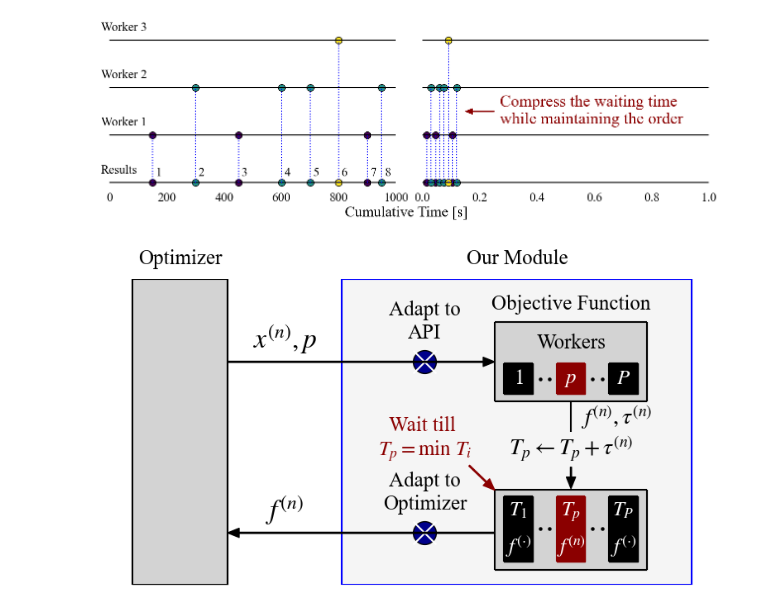
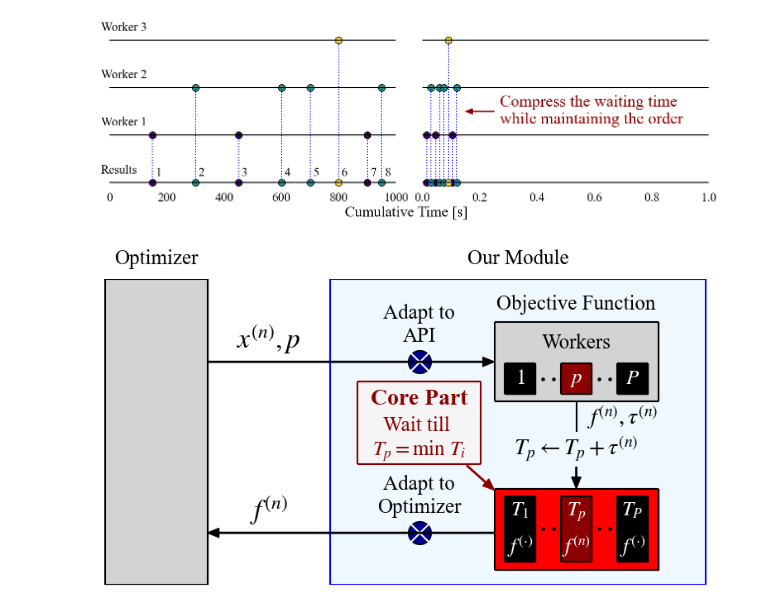
Before and after one commit to nabenabe0928/mfhpo-simulator, a Jupyter notebook: figs/simulator-conceptual.ipynb, the cells around one changed output. Cells and saved outputs as stored; diff of their text form; code cells hidden in the pictures.

```diff
--- a/figs/simulator-conceptual.ipynb
+++ b/figs/simulator-conceptual.ipynb
@@ -144,7 +144,7 @@ x1, x2, x3, x4 = -1 - width - buffer, -1 - buffer, 1 + buffer, 1 + width + buffe
 
 # Rectangle for our module
 ax.text((x4 - 1.4) / 2, Y, "Our Module", horizontalalignment='center')
-plot_rectangle(ax, left=-1.2, right=x4 - 0.2, bottom=-1, top=1, edgecolor="blue", facecolor="whitesmoke")
+plot_rectangle(ax, left=-1.2, right=x4 - 0.2, bottom=-1, top=1, edgecolor="blue", facecolor="aliceblue")
 
 # Rectangle for Optimizer
 width = 1.2
@@ -169,8 +169,8 @@ add_arrow(ax, src_pos=(left, -0.66), target_pos=(x2, -0.66), color="black")
 ax.scatter((left - 1) / 2, -0.66, facecolor="darkblue", edgecolor="black", s=400, alpha=1.0)
 ax.scatter((left - 1) / 2, -0.66, facecolor="white", marker="x", s=400)
 
-ax.text((left - 1) / 2, 0.72, "Adapt to\nAPI", horizontalalignment='center', verticalalignment="center")
-ax.text((left - 1) / 2, -0.4, "Adapt to\nOptimizer", horizontalalignment='center', verticalalignment="center")
+ax.text((left - 1) / 2, 0.70, "Adapt to\nAPI", horizontalalignment='center', verticalalignment="center")
+ax.text((left - 1) / 2, -0.42, "Adapt to\nOptimizer", horizontalalignment='center', verticalalignment="center")
 
 ax.text(center + 0.15, 0.05, "$f^{(n)}, \\tau^{(n)}$", fontsize=20)
 ax.text(center, -0.15, "$T_p \\leftarrow T_p + \\tau^{(n)}$", horizontalalignment='center', fontsize=20)
@@ -188,7 +188,7 @@ ax.text((worker_left + worker_right) / 2, 0.35, "$1$", horizontalalignment='cent
 # worker p
 step = (right - left) / 4 - 0.15
 worker_left, worker_right = left + (right - left) / 2 - step / 2, left + (right - left) / 2 + step / 2
-plot_rectangle(ax, left=worker_left, right=worker_right, bottom=0.25, top=0.45, facecolor="darkred", edgecolor="darkred")
+plot_rectangle(ax, left=worker_left, right=worker_right, bottom=0.25, top=0.45, facecolor="darkred", edgecolor="black")
 ax.text((worker_left + worker_right) / 2, 0.35, "$p$", horizontalalignment='center', verticalalignment='center', color="white")
 
 # worker P
@@ -201,33 +201,36 @@ ax.text((left + right) / 2, 0.55, "Workers", horizontalalignment='center')
 ax.scatter([left + 19 * width / 64, left + 23 * width / 64, left + 41 * width / 64, left + 45 * width / 64], [0.35] * 4, s=5, color="black")
 
 # Storage
-plot_rectangle(ax, left=left, right=right, bottom=-0.9, top=-0.38, facecolor="lightgray", edgecolor="black")
+plot_rectangle(ax, left=left, right=right, bottom=-0.9, top=-0.37, facecolor="red", edgecolor="black")
 
 # Result 1
 worker_left, worker_right = left + 0.15, left + (right - left) / 4
 plot_rectangle(ax, left=worker_left, right=worker_right, bottom=-0.85, top=-0.42, facecolor="black", edgecolor="black")
 ax.text((worker_left + worker_right) / 2, -0.75, "$f^{(\cdot)}$", horizontalalignment='center', verticalalignment='center', color="white")
 ax.text((worker_left + worker_right) / 2, -0.55, "$T_1$", horizontalalignment='center', color="white")
 
 # Result p
 step = (right - left) / 4 - 0.15
 worker_left, worker_right = left + (right - left) / 2 - step / 2, left + (right - left) / 2 + step / 2
-plot_rectangle(ax, left=worker_left, right=worker_right, bottom=-0.85, top=-0.42, facecolor="darkred", edgecolor="darkred")
+plot_rectangle(ax, left=worker_left, right=worker_right, bottom=-0.85, top=-0.42, facecolor="darkred", edgecolor="black")
 ax.text((worker_left + worker_right) / 2, -0.75, "$f^{(n)}$", horizontalalignment='center', verticalalignment='center', color="white")
 ax.text((worker_left + worker_right) / 2, -0.55, "$T_p$", horizontalalignment='center', color="white")
 
 # Result P
 worker_left, worker_right = right - (right - left) / 4, right - 0.15
 plot_rectangle(ax, left=worker_left, right=worker_right, bottom=-0.85, top=-0.42, facecolor="black", edgecolor="black")
 ax.text((worker_left + worker_right) / 2, -0.75, "$f^{(\cdot)}$", horizontalalignment='center', verticalalignment='center', color="white")
 ax.text((worker_left + worker_right) / 2, -0.55, "$T_P$", horizontalalignment='center', color="white")
 
 ax.scatter([left + 19 * width / 64, left + 23 * width / 64, left + 41 * width / 64, left + 45 * width / 64], [-0.63] * 4, s=5, color="black")
+plot_rectangle(ax, left=(left - 1) / 2 - 0.9, right=(left - 1) / 2 + 0.9, top=0.33, bottom=-0.21, edgecolor="darkred", facecolor="whitesmoke")
+ax.text((left - 1) / 2, 0.18, "Core Part", color="darkred", weight="bold", fontsize=20, horizontalalignment='center')
 ax.text((left - 1) / 2, -0.05, "Wait till \n$T_p = \min~T_i$", horizontalalignment='center', verticalalignment="center", color="darkred")
 add_arrow(ax, (0.8, -0.22), (left, -0.38), color="darkred")
 
+ax.set_xlim(x1 - 0.01, x4)
 ax.set_ylim(-1, 1)
 
 plt.savefig("api-conceptual.png", bbox_inches="tight")
 # %% [output]
-[figure, old version]
+[figure, new version]
```
Also changed, not shown: 5 other files.
